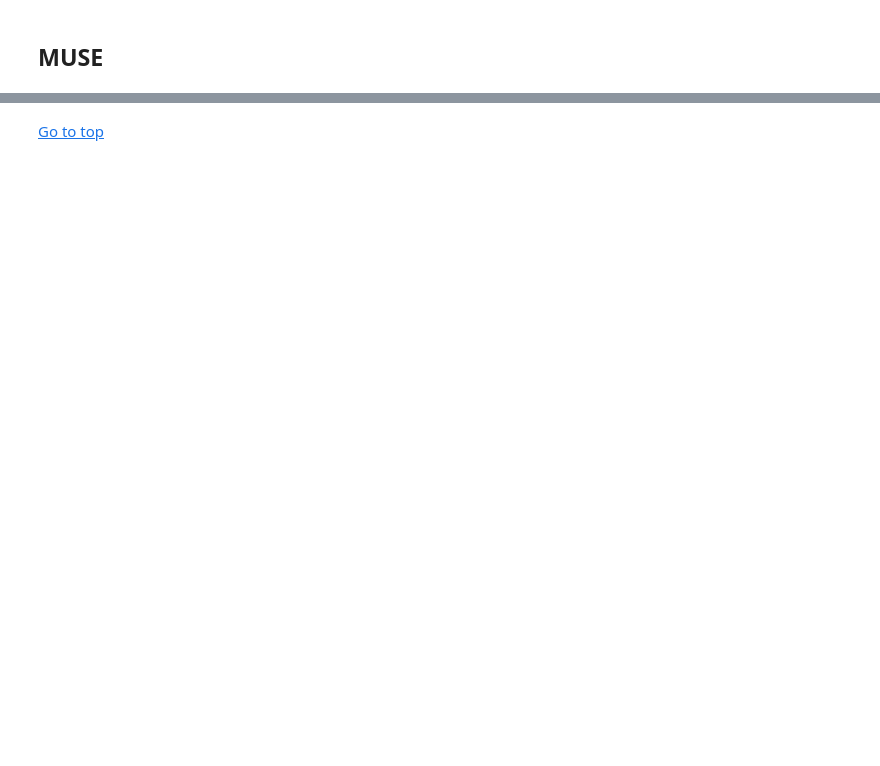
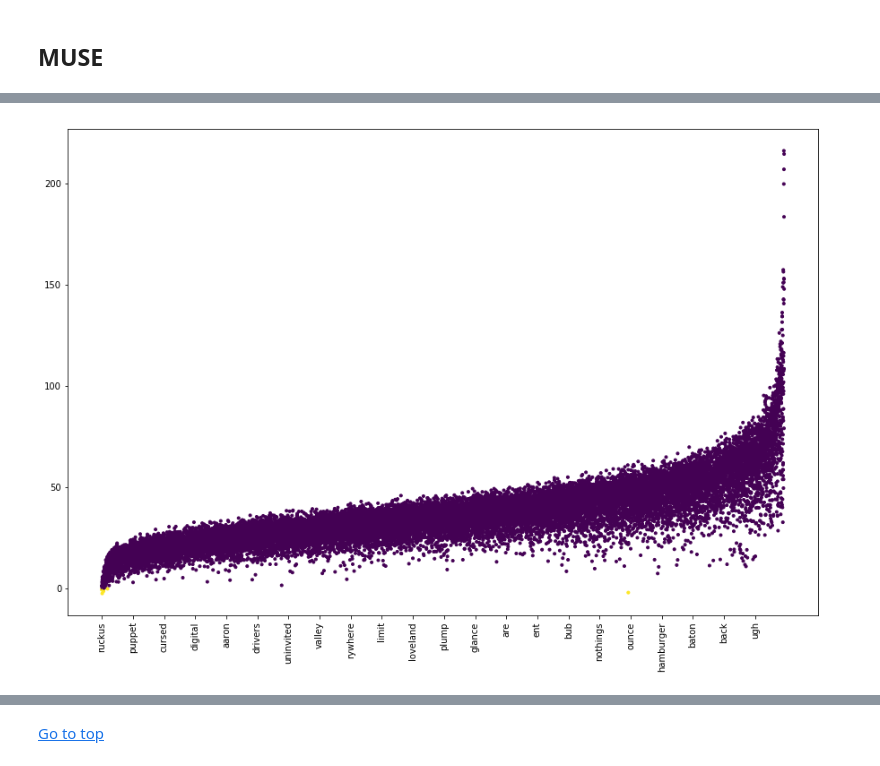
Before and after one commit to emlg/Lyrix, a Jupyter notebook: Report/Lyrix.ipynb, the cells around one changed output, grey strips where cells are left out. Saved outputs shown, nothing was run; the diff lists cells and outputs as text; code cells hidden in the pictures; blank space fills up the shorter version.

```diff
--- a/Report/Lyrix.ipynb
+++ b/Report/Lyrix.ipynb
@@ -822,0 +1146,12 @@ for i, r in lyrics_df[:30].iterrows() :
+# %%
+fig = plt.figure(figsize = (15, 10))
+dist_diff = ordered_fasttext_dist - ordered_muse_dist
+cmap = [ x < 0 for x in dist_diff]
+x = range(len(ordered_common_words))
+
+plt.scatter(x, dist_diff, label = "Difference", marker = '.', c = cmap)
+plt.xticks(np.arange(min(x), max(x)+1, 1000),ordered_common_words[::1000], rotation='vertical')
+#plt.hlines(0, 0 , len(ordered_common_words))
+plt.show()
+# %% [output]
+[figure, added]
```
Also changed, not shown: parts of 140 cells of this notebook.
